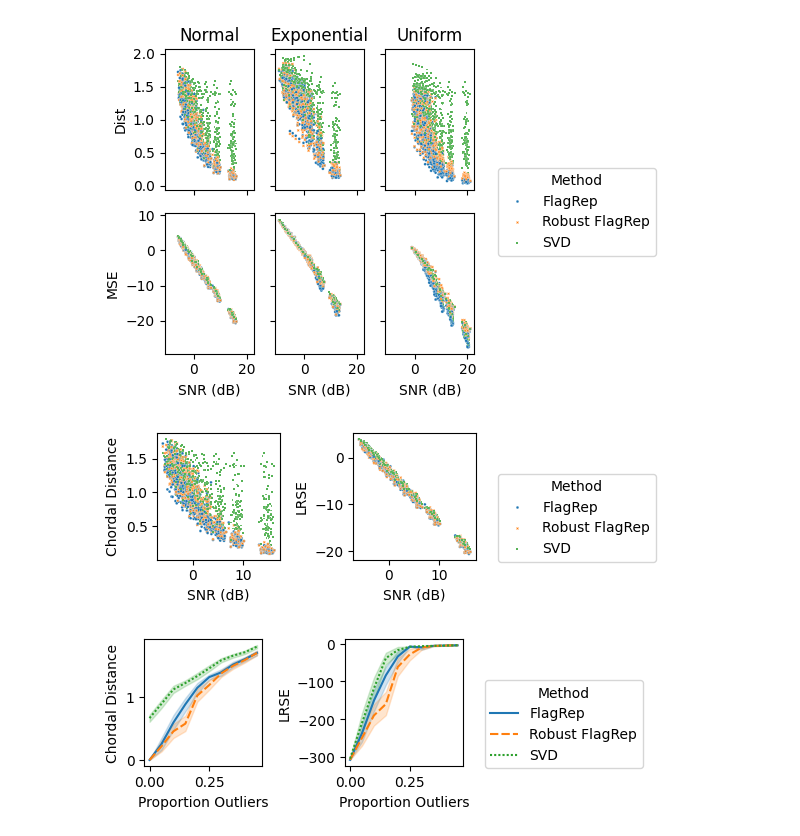
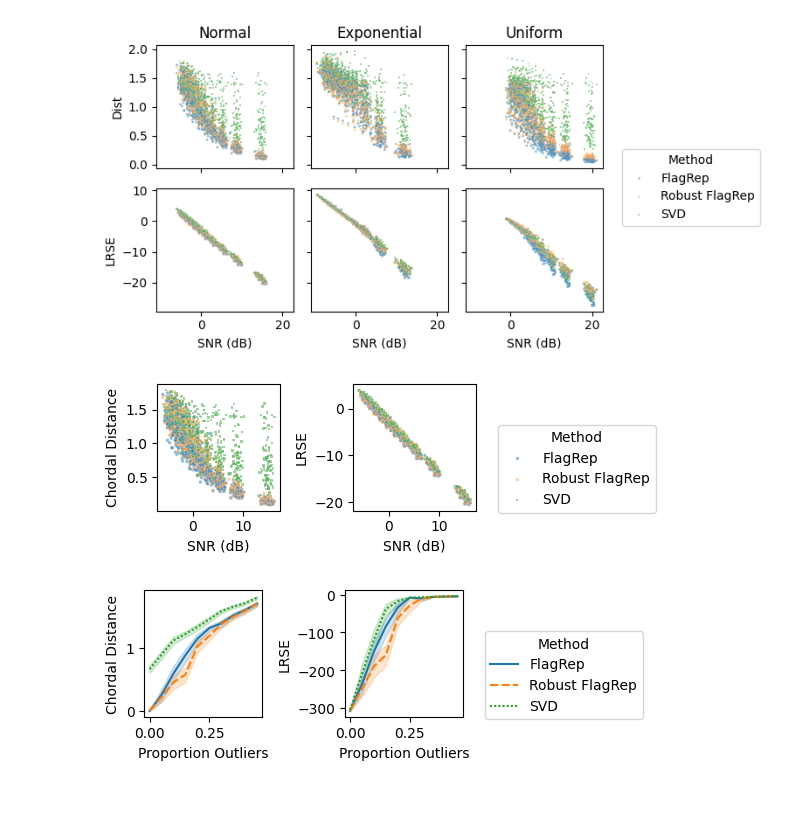
Before and after one commit to tolgabirdal/FlagManifoldsV3, a Jupyter notebook: python/synthetic_reconstruction.ipynb, the cells around one changed output. Cells and saved outputs as stored; diff of their text form; code cells hidden in the pictures; blank space fills up the shorter version.

```diff
--- a/python/synthetic_reconstruction.ipynb
+++ b/python/synthetic_reconstruction.ipynb
@@ -204,7 +204,7 @@ for noise_dist in distributions:
             results = pd.concat([results,row])
 
 
-fig, ax = plt.subplots(2,3, figsize = (4,4), sharey = 'row', sharex = True)
+fig, ax = plt.subplots(2,3, figsize = (6,4), sharey = 'row', sharex = True)
 for i, noise_dist in enumerate(distributions):
 
     idx = (results['Noise Dist'] == noise_dist) &\
@@ -212,36 +212,36 @@ for i, noise_dist in enumerate(distributions):
     sns.scatterplot(results[idx], x = 'SNR (dB)', y = 'Chordal Distance', hue = 'Method', ax = ax[0,i], style = 'Method', s = 4, alpha = .5)
     ax[0,0].set_ylabel('Dist')
     ax[0,i].set_title(noise_dist)
     sns.scatterplot(results[idx], x = 'SNR (dB)', y = 'LRSE', hue = 'Method', ax = ax[1,i], style = 'Method', s = 4, alpha = .5)
-    ax[1,0].set_ylabel('MSE')
+
 
 
 for a in ax.flat:
     a.legend_.remove()
 handles, labels = ax[0,0].get_legend_handles_labels()
 fig.legend(handles, labels, loc='center left', bbox_to_anchor=(1, 0.5), title="Method")
 
 plt.tight_layout()
 plt.savefig(f'../results/noise.pdf', bbox_inches = 'tight')
 
 
 fig, ax = plt.subplots(1,2, figsize = (4,2))
 idx = (results['Noise Dist'] == 'Normal') &\
           (results['Noise'] > 0)
 sns.scatterplot(results[idx], x = 'SNR (dB)', y = 'Chordal Distance', hue = 'Method', ax = ax[0], style = 'Method', s = 6, alpha = .5)
 sns.scatterplot(results[idx], x = 'SNR (dB)', y = 'LRSE', hue = 'Method', ax = ax[1], style = 'Method', s = 6, alpha = .5)
 
 
 for a in ax.flat:
     a.legend_.remove()
 handles, labels = ax[0].get_legend_handles_labels()
 fig.legend(handles, labels, loc='center left', bbox_to_anchor=(1, 0.5), title="Method")
 
 plt.tight_layout()
 plt.savefig(f'../results/normal_noise.pdf', bbox_inches = 'tight')
 # %% [output]
-[figure, old version]
+[figure, new version]
-[figure, old version]
+[figure, new version]
 # %%
 n = 10
 col_ids = [20,20]
```
Also changed, not shown: 1 other file.
